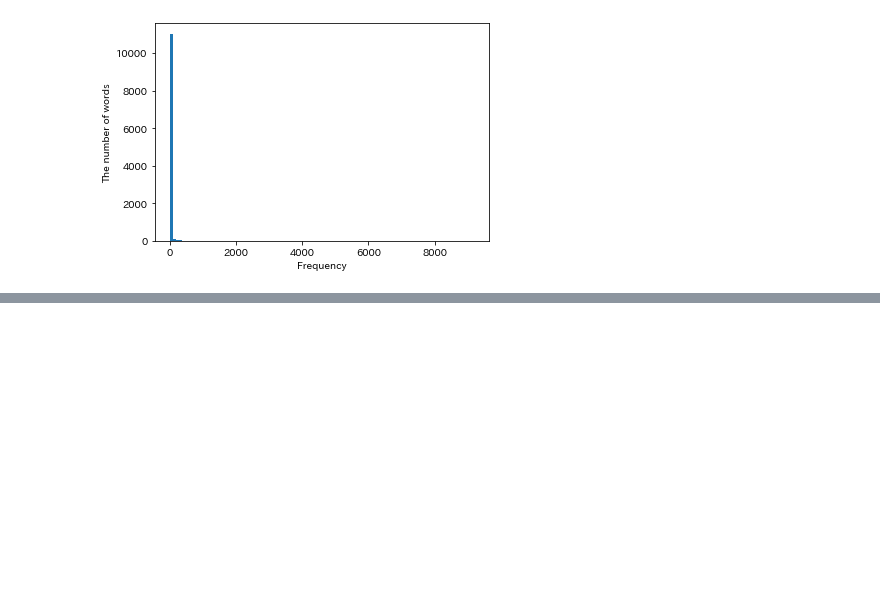
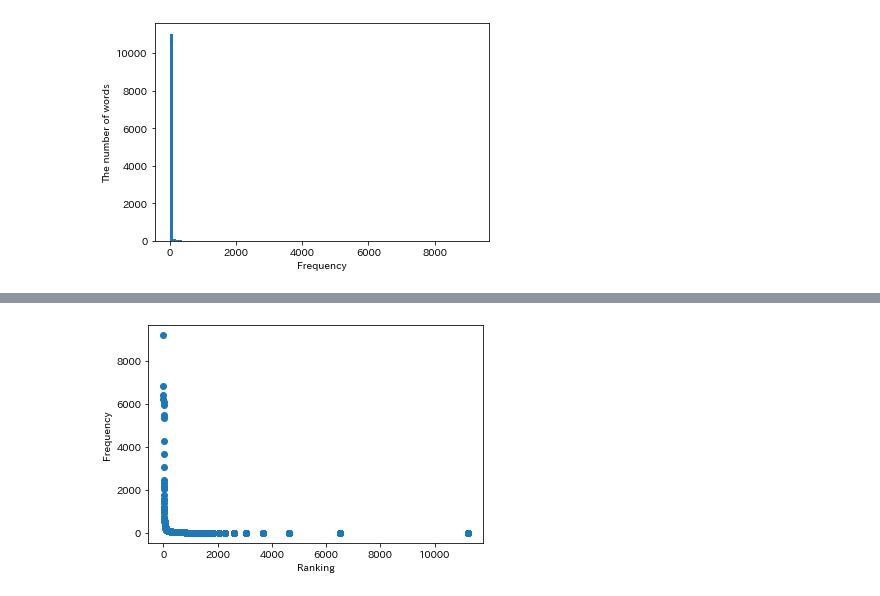
Before and after one commit to citrus1998/nlp100_with_alpha, a Jupyter notebook: nlp100_4.ipynb, the cells around one changed output, grey strips where cells are left out. Cells and saved outputs as stored; diff of their text form; code cells hidden in the pictures; blank space fills up the shorter version.

```diff
--- a/nlp100_4.ipynb
+++ b/nlp100_4.ipynb
@@ -282,6 +282,14 @@ plt.show()
 #38. ヒストグラム
 単語の出現頻度のヒストグラムを描け．ただし，横軸は出現頻度を表し，1から単語の出現頻度の最大値までの線形目盛とする．縦軸はx軸で示される出現頻度となった単語の異なり数（種類数）である．
 # %%
+from collections import defaultdict
+
+dic = defaultdict(int)
+for s in sentences:
+  for i, m in enumerate(s):
+    if m['pos'] != '記号':
+      dic[m['base']] += 1
+
 plt.hist(dic.values(), bins=100)
 plt.xlabel('Frequency')
 plt.ylabel('The number of words')
@@ -290,0 +302,28 @@ plt.show()
+# %%
+def ranking(lst):
+  #idx_lst = sorted([i for i in range(len(lst))])
+  idx_lst = sorted(range(len(lst)), key=lst.__getitem__)
+  sorted_lst = [lst[rank] for rank in idx_lst]
+  count = 0
+  out_lst = [0] * len(lst)
+  for i in range(len(lst)):
+    count += 1
+    if i == len(lst)-1 or sorted_lst[i] != sorted_lst[i+1]:
+      for j in range(i-count+1, i+1):
+        out_lst[idx_lst[j]] = len(lst) - (i-count+2) + 1
+      count = 0
+
+  return out_lst
+# %%
+from collections import defaultdict
+
+dic = defaultdict(int)
+for s in sentences:
+  for i, m in enumerate(s):
+    if m['pos'] != '記号':
+      dic[m['base']] += 1
+
+dic = sorted(dic.items(), key=lambda k: k[1], reverse=True)
+# %%
+dic_values = [v for (k, v) in dic]
+dic_values
@@ -290,0 +348,7 @@ plt.show()
+# %%
+plt.scatter(ranking(dic_values), dic_values)
+plt.xlabel('Ranking')
+plt.ylabel('Frequency')
+plt.show()
+# %% [output]
+[figure, added]
```
Also changed, not shown: parts of 8 cells of this notebook.
